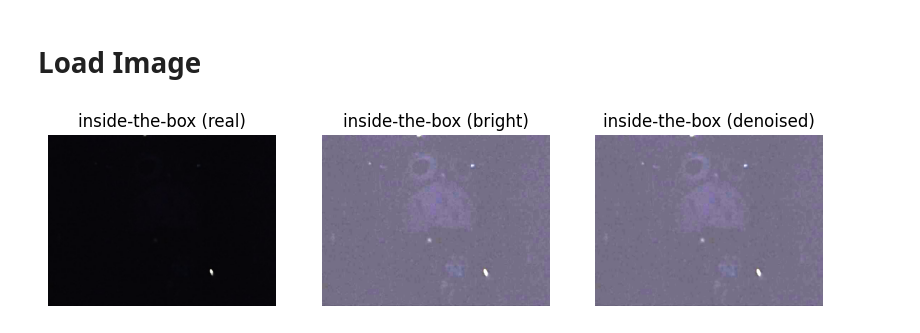
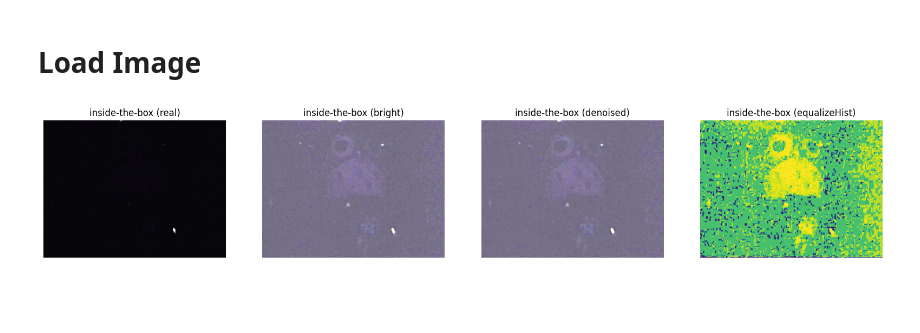
Before and after one commit to ThepokKung/FRA321-Image-processing, a Jupyter notebook: LEB2_Hw/HW2/HW2.ipynb, the cells around one changed output. Drawn from its saved outputs; the diff is of its cells as text; code cells hidden in the pictures; blank space fills up the shorter version.

```diff
--- a/LEB2_Hw/HW2/HW2.ipynb
+++ b/LEB2_Hw/HW2/HW2.ipynb
@@ -8,33 +8,42 @@ import numpy as np
 # **Load Image**
 # %%
 ori_img = cv2.imread('image/inside-the-box.jpg',cv2.IMREAD_COLOR)
+ori_img2 = cv2.imread('image/inside-the-box.jpg',0)
+
 
 alpha = 6.0  # Contrast control (1.0-3.0)
 beta = 75    # Brightness control (0-100)
 
 bright_image = cv2.convertScaleAbs(ori_img, alpha=alpha, beta=beta)
 cv2.imwrite("image/brightened_image.jpg", bright_image)
 
 denoised = cv2.medianBlur(bright_image, 3)
 cv2.imwrite("image/denoised_image.jpg", denoised)
 
+equalizeHist = cv2.equalizeHist(ori_img2)
+cv2.imwrite("image/equalizeHist_image.jpg", equalizeHist)
 
-plt.figure(figsize=(10, 5))
-plt.subplot(1, 3, 1)
+plt.figure(figsize=(20, 5))
+plt.subplot(1, 4, 1)
 plt.imshow(ori_img)
 plt.axis('off')
 plt.title('inside-the-box (real)')
 
-plt.subplot(1, 3, 2)
+plt.subplot(1, 4, 2)
 plt.imshow(bright_image)
 plt.axis('off')
 plt.title('inside-the-box (bright)')
 
-plt.subplot(1, 3, 3)
+plt.subplot(1, 4, 3)
 plt.imshow(denoised)
 plt.axis('off')
 plt.title('inside-the-box (denoised)')
 
+plt.subplot(1, 4, 4)
+plt.imshow(equalizeHist)
+plt.axis('off')
+plt.title('inside-the-box (equalizeHist)')
+
 plt.show()
 # %% [output]
-[figure, old version]
+[figure, new version]
```
Also changed, not shown: 5 other files.
